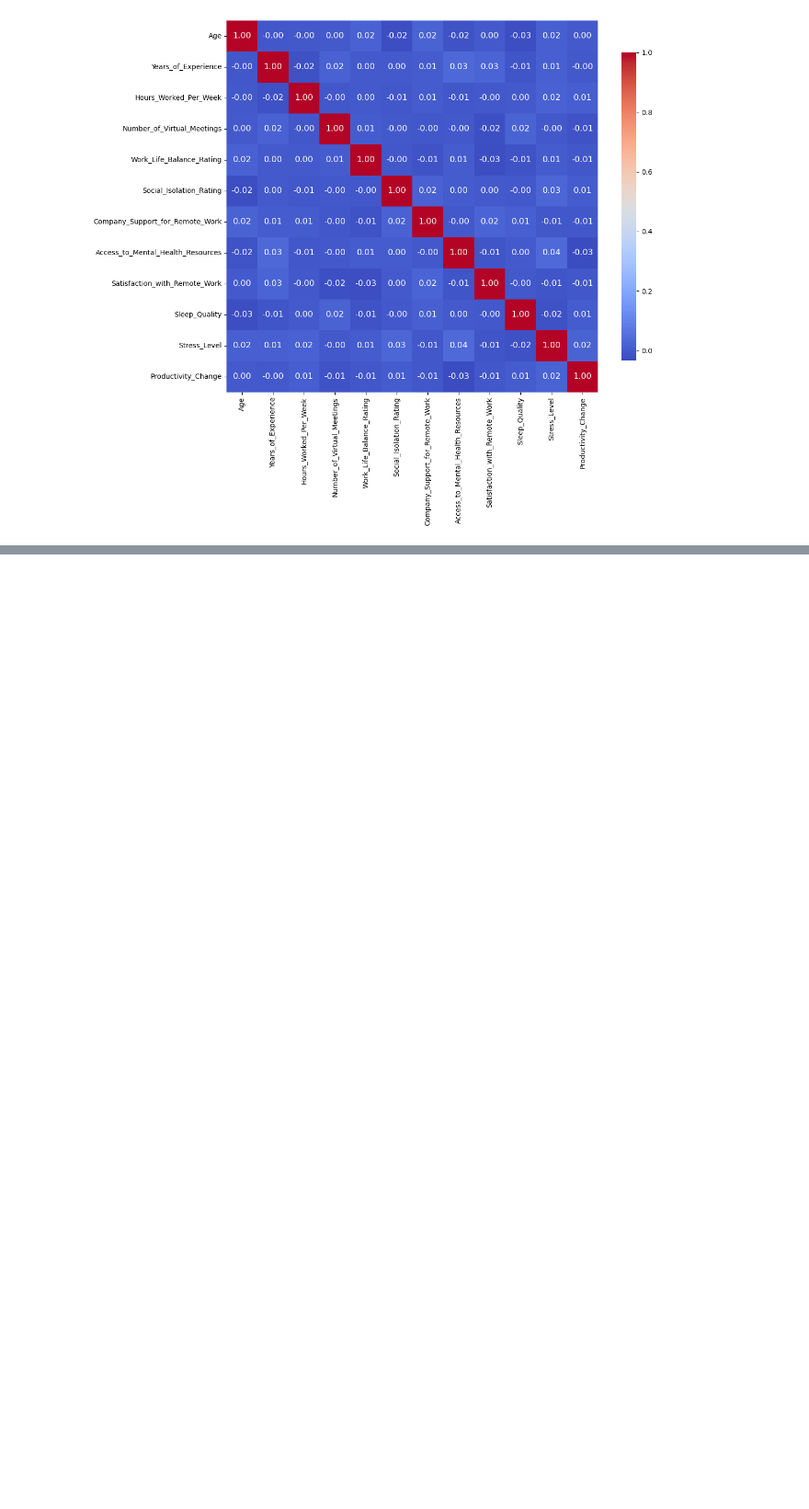
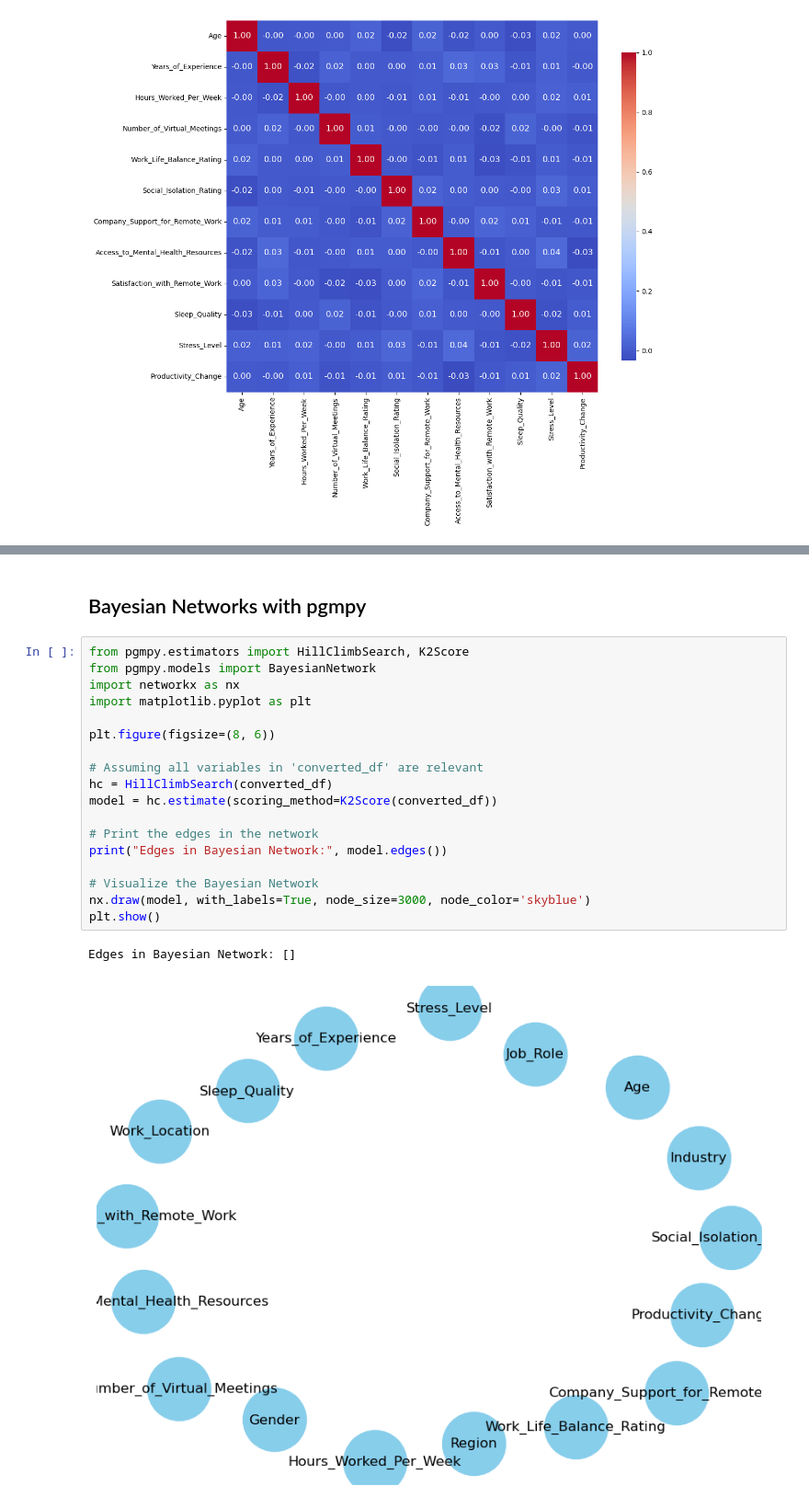
Before and after one commit to VivianZhao12/CAPSTONE-Causal-Inference-between-Remote-Work-and-Mental-Health, a Jupyter notebook: EDA.ipynb, the cells around one changed output, grey strips where cells are left out. Shown at 92% size. Saved outputs shown, nothing was run; the diff lists cells and outputs as text; blank space fills up the shorter version.

```diff
--- a/EDA.ipynb
+++ b/EDA.ipynb
@@ -126,0 +322,23 @@ plt.show()
+# %% [markdown]
+## Bayesian Networks with pgmpy
+# %%
+from pgmpy.estimators import HillClimbSearch, K2Score
+from pgmpy.models import BayesianNetwork
+import networkx as nx
+import matplotlib.pyplot as plt
+
+plt.figure(figsize=(8, 6))
+
+# Assuming all variables in 'converted_df' are relevant
+hc = HillClimbSearch(converted_df)
+model = hc.estimate(scoring_method=K2Score(converted_df))
+
+# Print the edges in the network
+print("Edges in Bayesian Network:", model.edges())
+
+# Visualize the Bayesian Network
+nx.draw(model, with_labels=True, node_size=3000, node_color='skyblue')
+plt.show()
+# %% [output]
+Edges in Bayesian Network: []
+[figure, added]
```
Also changed, not shown: parts of 20 cells of this notebook.
